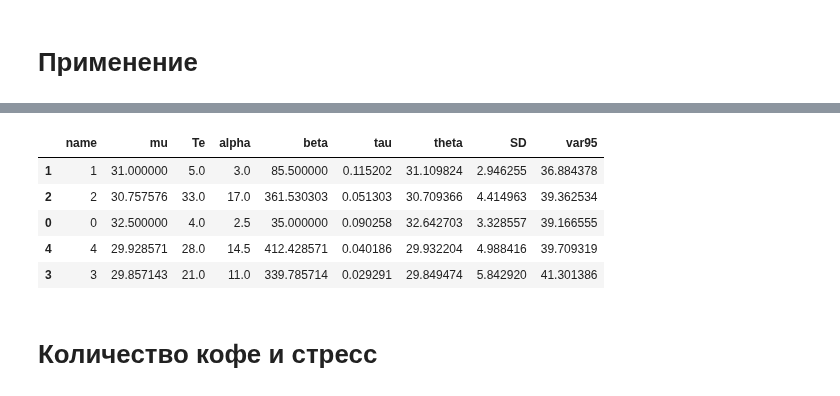
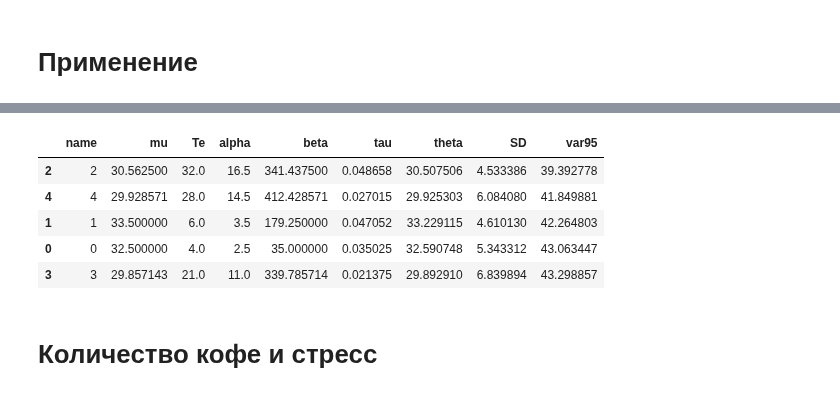
Before and after one commit to ksetdekov/trip_choice_optimizer, a Jupyter notebook: coffee-amount-optimization.ipynb, the cells around one changed output, grey strips where cells are left out. Saved outputs shown, nothing was run; the diff lists cells and outputs as text; code cells hidden in the pictures.

```diff
--- a/coffee-amount-optimization.ipynb
+++ b/coffee-amount-optimization.ipynb
@@ -272,7 +272,8 @@ events = {
     datetime(2025, 3,25): (2, 24),
     datetime(2025, 3,26): (4, 36),
     datetime(2025, 3,27): (4, 33),
-    datetime(2025, 3,28): (2, 41)
+    datetime(2025, 3,28): (2, 41),
+    datetime(2025, 3,29): (1, 46)
 
 }
 
@@ -286,9 +287,9 @@ cups.process_events(events, days=91)
 |  | name | mu | Te | alpha | beta | tau | theta | SD | var95 |
-| 1 | 1 | 31.000000 | 5.0 | 3.0 | 85.500000 | 0.115202 | 31.109824 | 2.946255 | 36.884378 |
-| 2 | 2 | 30.757576 | 33.0 | 17.0 | 361.530303 | 0.051303 | 30.709366 | 4.414963 | 39.362534 |
-| 0 | 0 | 32.500000 | 4.0 | 2.5 | 35.000000 | 0.090258 | 32.642703 | 3.328557 | 39.166555 |
-| 4 | 4 | 29.928571 | 28.0 | 14.5 | 412.428571 | 0.040186 | 29.932204 | 4.988416 | 39.709319 |
-| 3 | 3 | 29.857143 | 21.0 | 11.0 | 339.785714 | 0.029291 | 29.849474 | 5.842920 | 41.301386 |
+| 2 | 2 | 30.562500 | 32.0 | 16.5 | 341.437500 | 0.048658 | 30.507506 | 4.533386 | 39.392778 |
+| 4 | 4 | 29.928571 | 28.0 | 14.5 | 412.428571 | 0.027015 | 29.925303 | 6.084080 | 41.849881 |
+| 1 | 1 | 33.500000 | 6.0 | 3.5 | 179.250000 | 0.047052 | 33.229115 | 4.610130 | 42.264803 |
+| 0 | 0 | 32.500000 | 4.0 | 2.5 | 35.000000 | 0.035025 | 32.590748 | 5.343312 | 43.063447 |
+| 3 | 3 | 29.857143 | 21.0 | 11.0 | 339.785714 | 0.021375 | 29.892910 | 6.839894 | 43.298857 |
 # %% [markdown]
 # Количество кофе и стресс
 # %%
```
Also changed, not shown: parts of 6 cells of this notebook.
